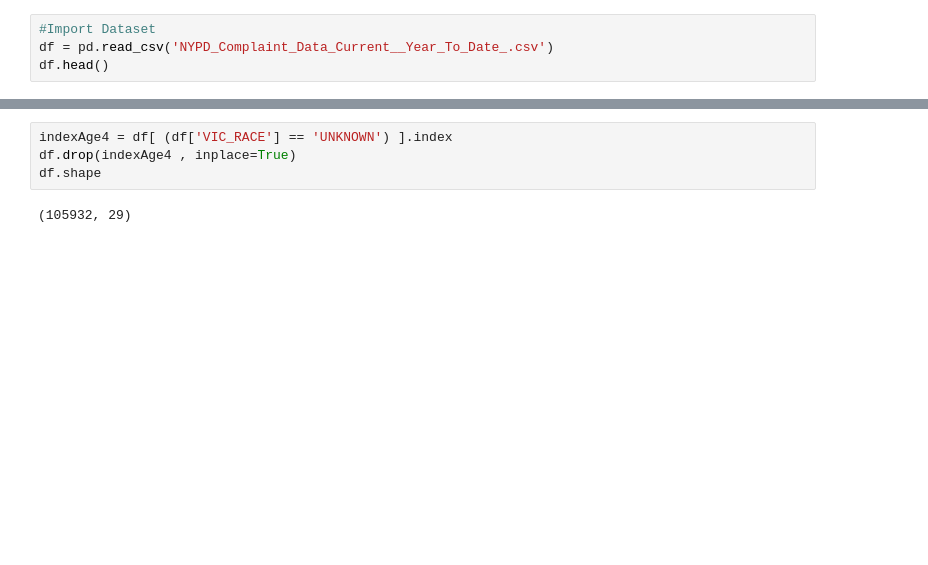
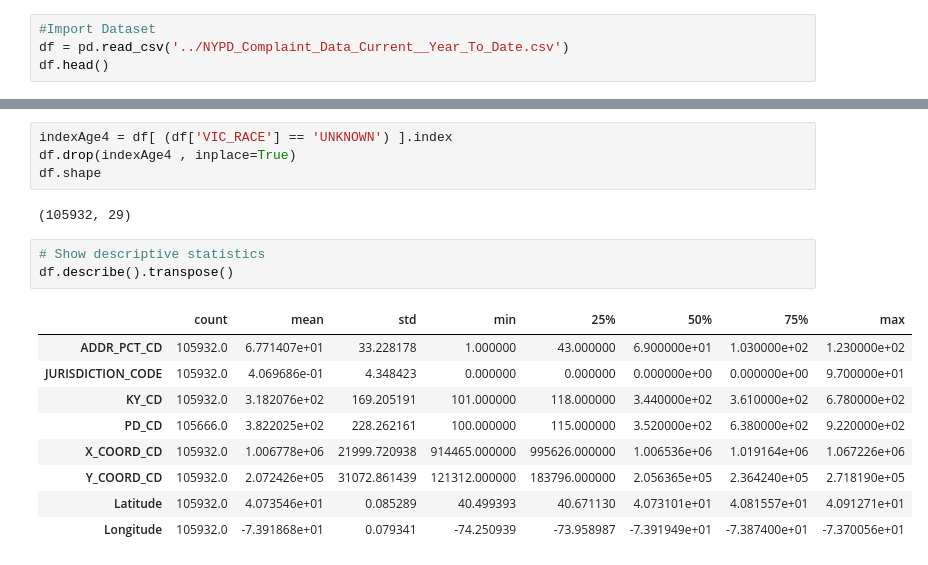
Before and after one commit to chadasravani/IST5520_Group1_NYPD_Complaint_Data, a Jupyter notebook: NYPD_Project.ipynb, the cells around one changed output, grey strips where cells are left out. Cells and saved outputs as stored; diff of their text form; blank space fills up the shorter version.

```diff
--- a/NYPD_Project.ipynb
+++ b/NYPD_Project.ipynb
@@ -4,6 +8,6 @@ import numpy as np
 # %%
 #Import Dataset
-df = pd.read_csv('NYPD_Complaint_Data_Current__Year_To_Date_.csv')
+df = pd.read_csv('../NYPD_Complaint_Data_Current__Year_To_Date.csv')
 df.head()
 # %% [output]
 |  | CMPLNT_NUM | ADDR_PCT_CD | BORO_NM | CMPLNT_FR_DT | CMPLNT_FR_TM | CMPLNT_TO_DT | CMPLNT_TO_TM | ... |
@@ -252,3 +248,16 @@ df.drop(indexAge4 , inplace=True)
 df.shape
 # %% [output]
 (105932, 29)
+# %%
+# Show descriptive statistics
+df.describe().transpose()
+# %% [output]
+|  | count | mean | std | min | 25% | 50% | 75% | max |
+| ADDR_PCT_CD | 105932.0 | 6.771407e+01 | 33.228178 | 1.000000 | 43.000000 | 6.900000e+01 | 1.030000e+02 | 1.230000e+02 |
+| JURISDICTION_CODE | 105932.0 | 4.069686e-01 | 4.348423 | 0.000000 | 0.000000 | 0.000000e+00 | 0.000000e+00 | 9.700000e+01 |
+| KY_CD | 105932.0 | 3.182076e+02 | 169.205191 | 101.000000 | 118.000000 | 3.440000e+02 | 3.610000e+02 | 6.780000e+02 |
+| PD_CD | 105666.0 | 3.822025e+02 | 228.262161 | 100.000000 | 115.000000 | 3.520000e+02 | 6.380000e+02 | 9.220000e+02 |
+| X_COORD_CD | 105932.0 | 1.006778e+06 | 21999.720938 | 914465.000000 | 995626.000000 | 1.006536e+06 | 1.019164e+06 | 1.067226e+06 |
+| Y_COORD_CD | 105932.0 | 2.072426e+05 | 31072.861439 | 121312.000000 | 183796.000000 | 2.056365e+05 | 2.364240e+05 | 2.718190e+05 |
+| Latitude | 105932.0 | 4.073546e+01 | 0.085289 | 40.499393 | 40.671130 | 4.073101e+01 | 4.081557e+01 | 4.091271e+01 |
+| Longitude | 105932.0 | -7.391868e+01 | 0.079341 | -74.250939 | -73.958987 | -7.391949e+01 | -7.387400e+01 | -7.370056e+01 |
```
Also changed, not shown: parts of 13 cells of this notebook.
